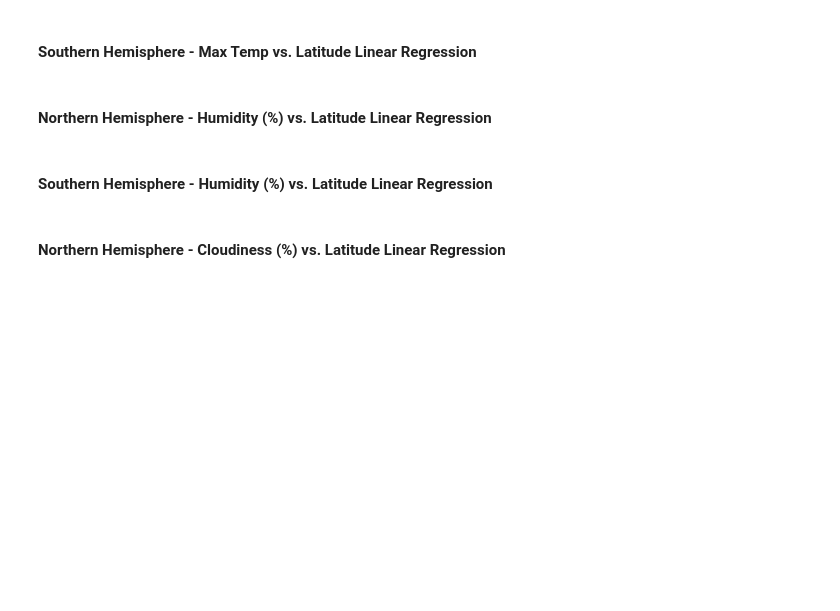
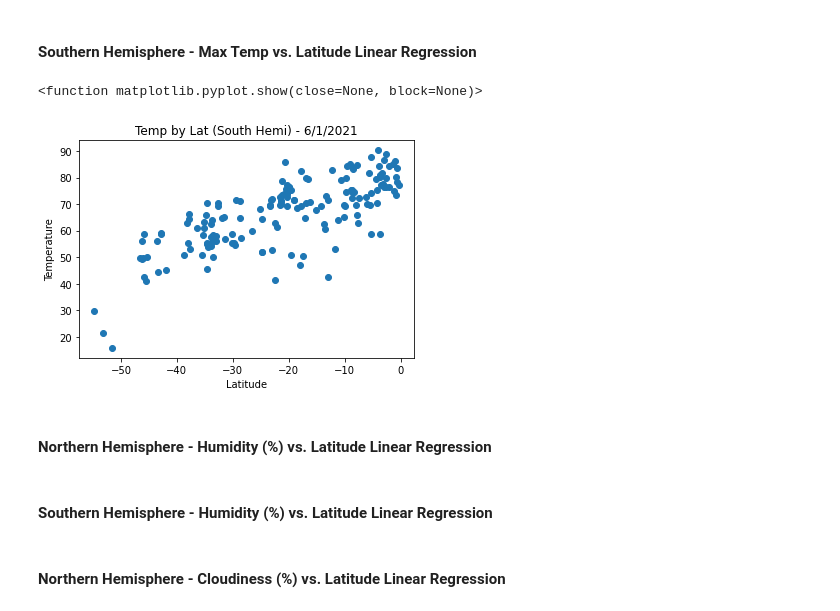
Before and after one commit to migheljackson/python-api-challenge, a Jupyter notebook: WeatherPy/WeatherPy.ipynb, the cells around one changed output. Cells and saved outputs as stored; diff of their text form; code cells hidden in the pictures; blank space fills up the shorter version.

```diff
--- a/WeatherPy/WeatherPy.ipynb
+++ b/WeatherPy/WeatherPy.ipynb
@@ -196,5 +209,14 @@ ValueError: x and y must be the same size
 # %% [markdown]
 ####  Southern Hemisphere - Max Temp vs. Latitude Linear Regression
+# %%
+plt.title('Temp by Lat (South Hemi) - 6/1/2021')
+plt.ylabel("Temperature")
+plt.xlabel("Latitude")
+plt.scatter(clean_city_data_south["lat"],clean_city_data_south["temp (F)"])
+plt.show
+# %% [output]
+<function matplotlib.pyplot.show(close=None, block=None)>
+[figure, added]
 # %% [markdown]
 ####  Northern Hemisphere - Humidity (%) vs. Latitude Linear Regression
 # %% [markdown]
```
Also changed, not shown: parts of 3 cells of this notebook.
